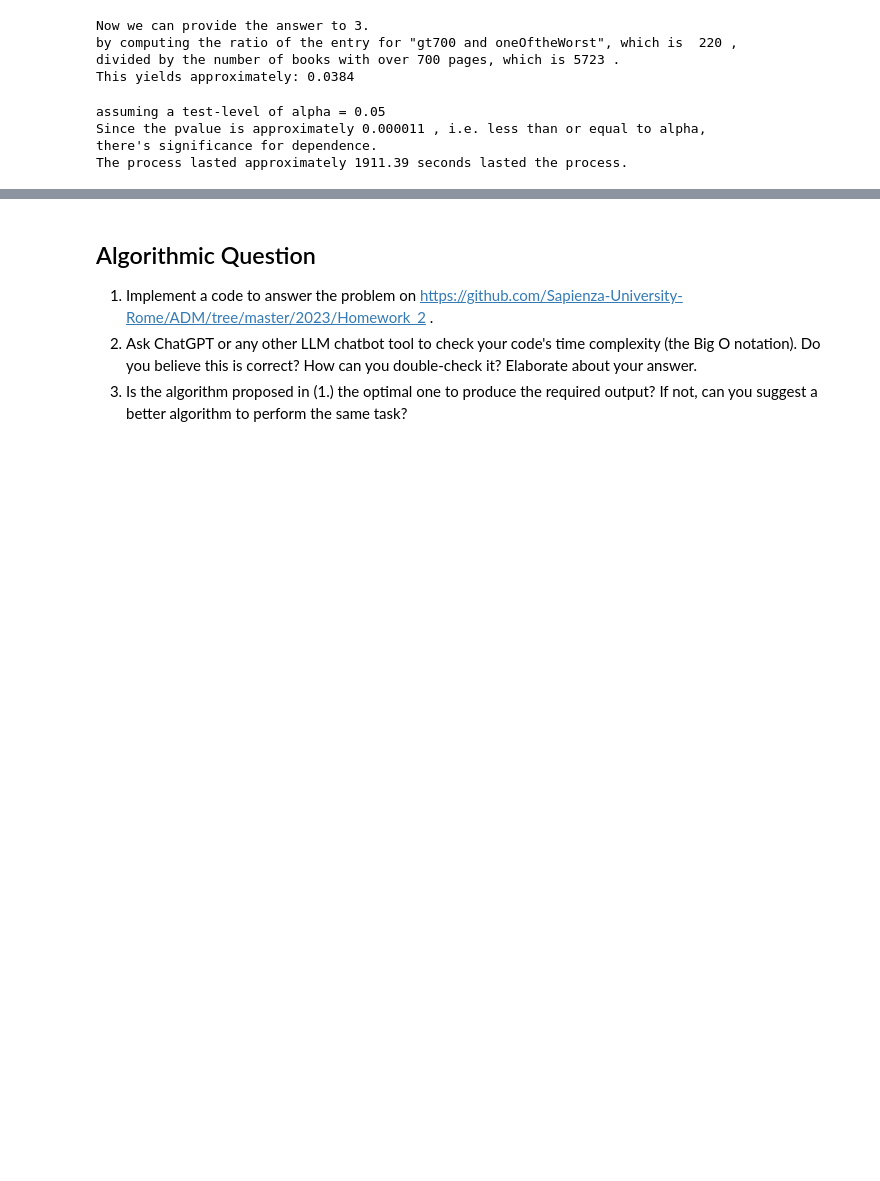
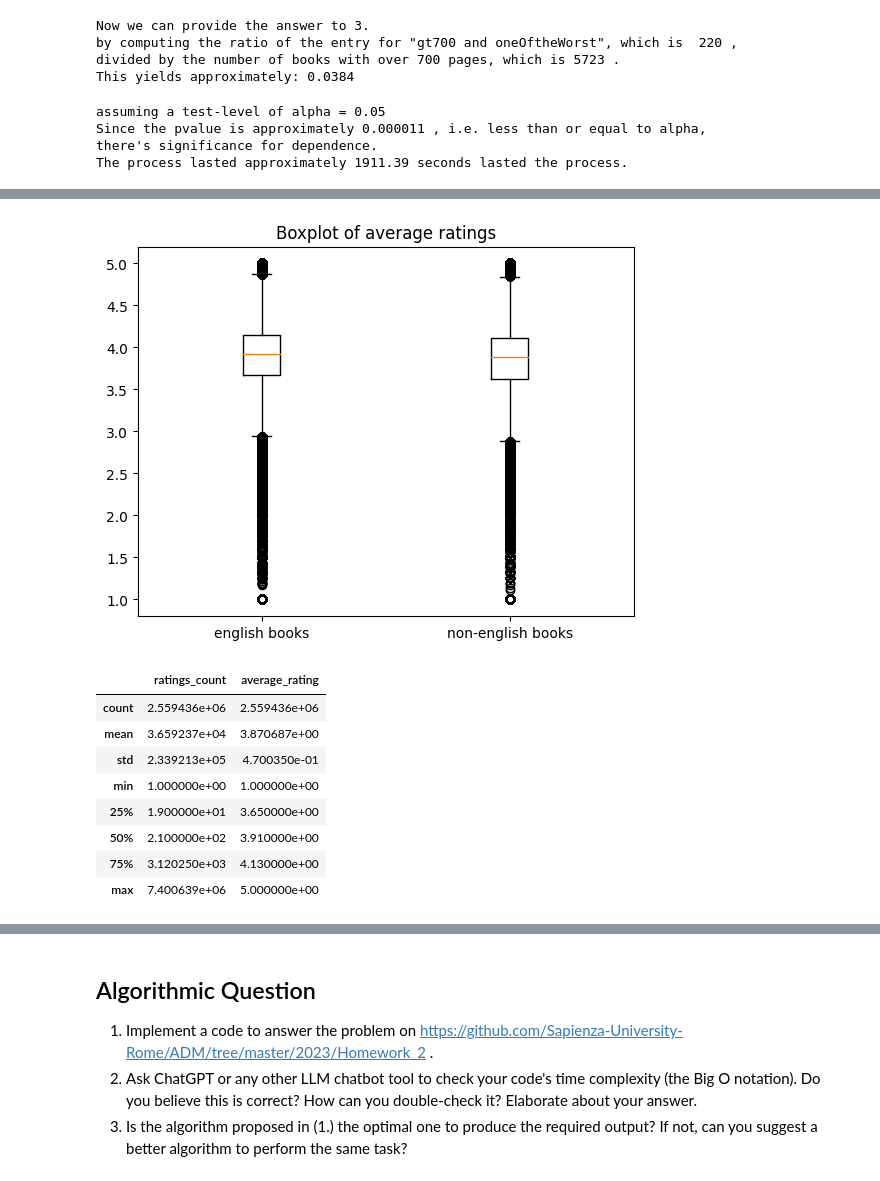
Before and after one commit to desterote753/ADM-HW2-Group3, a Jupyter notebook: main.ipynb, the cells around one changed output, grey strips where cells are left out. Saved outputs shown, nothing was run; the diff lists cells and outputs as text; code cells hidden in the pictures; blank space fills up the shorter version.

```diff
--- a/main.ipynb
+++ b/main.ipynb
@@ -350,0 +510,31 @@ The process lasted approximately 1911.39 seconds lasted the process.
+# %%
+books_df = None
+processed_rows = 0
+chunksize = 10**5
+nrows = None
+flag = True
+
+start = perf_counter()
+chunks = pd.read_json(os.path.join(*data_path, 'lighter_books' + '.json'), lines=True, chunksize=chunksize, nrows=nrows, dtype={'num_pages':'numeric', 'average_rating':'numeric'})
+for chunk in chunks:
+    processed_rows += len(chunk)
+    chunk = chunk[['ratings_count','average_rating','language']]
+    chunk = chunk[ ~(chunk['language'].isin(no_languages)) ]
+    chunk['ratings_count'] = pd.to_numeric(chunk['ratings_count'], errors='coerce')
+    chunk['average_rating'] = pd.to_numeric(chunk['average_rating'], errors='coerce')
+    chunk = chunk[ (~chunk['average_rating'].isna()) & (~chunk['ratings_count'].isna())
+                    & (0 <= chunk['average_rating']) & (chunk['average_rating'] <= 5) & (chunk['ratings_count']>0 )]
+    chunk['en'] = chunk['language'].apply(lambda entry : entry[:2] == "en" )
+    if flag:
+        books_df = chunk
+        flag = False
+    else:
+        books_df = pd.concat([books_df, chunk], axis=0)
+    print(processed_rows)
+
+grouped_series = books_df.groupby('en')['average_rating'].apply(list)
+grouped_df = pd.DataFrame(grouped_series)
+end = perf_counter()
+duration = end - start
+print('The process lasted approximately', '{:.2f}'.format(duration), "seconds.")
+grouped_df
@@ -350,0 +637,17 @@ The process lasted approximately 1911.39 seconds lasted the process.
+# %%
+from matplotlib import pyplot as plt
+plt.title("Boxplot of average ratings")
+plt.boxplot([grouped_df.loc[True,'average_rating'], grouped_df.loc[False,'average_rating']], labels =["english books","non-english books"])
+plt.show()
+books_df.describe()
+# %% [output]
+[figure, added]
+|  | ratings_count | average_rating |
+| count | 2.559436e+06 | 2.559436e+06 |
+| mean | 3.659237e+04 | 3.870687e+00 |
+| std | 2.339213e+05 | 4.700350e-01 |
+| min | 1.000000e+00 | 1.000000e+00 |
+| 25% | 1.900000e+01 | 3.650000e+00 |
+| 50% | 2.100000e+02 | 3.910000e+00 |
+| 75% | 3.120250e+03 | 4.130000e+00 |
+| max | 7.400639e+06 | 5.000000e+00 |
```
Also changed, not shown: parts of 23 cells of this notebook.
